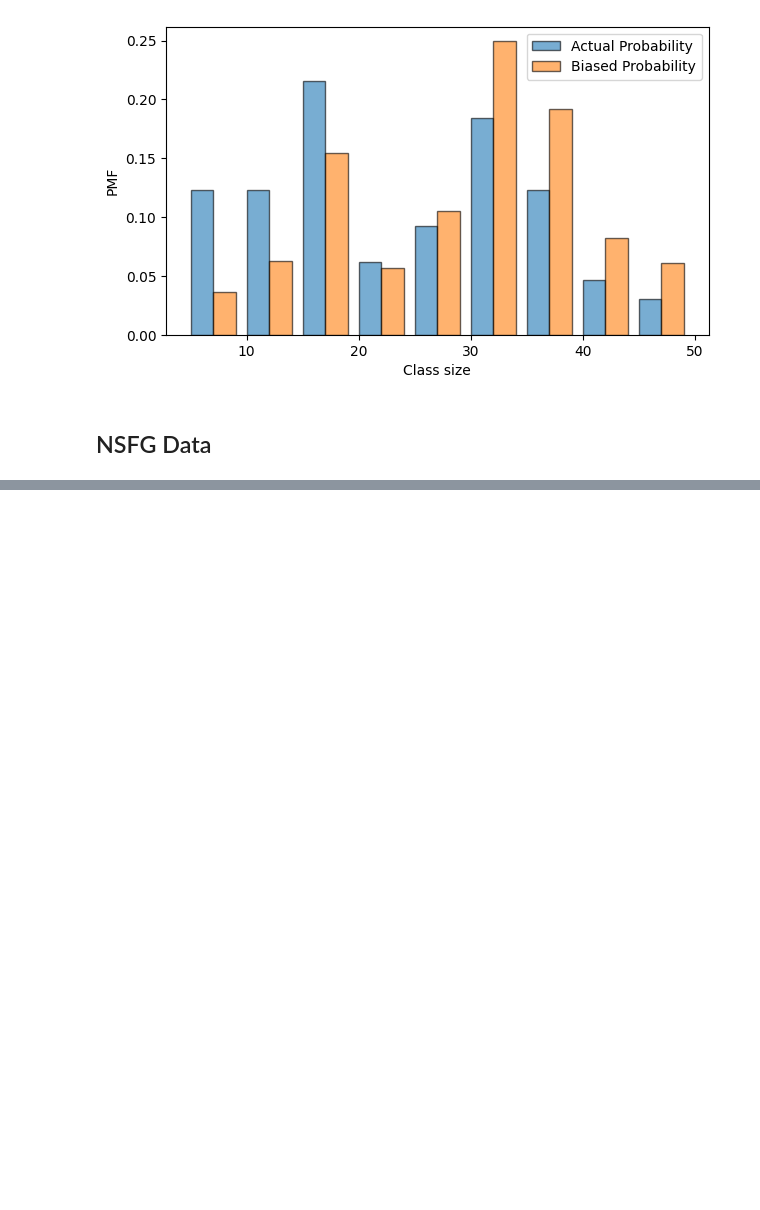
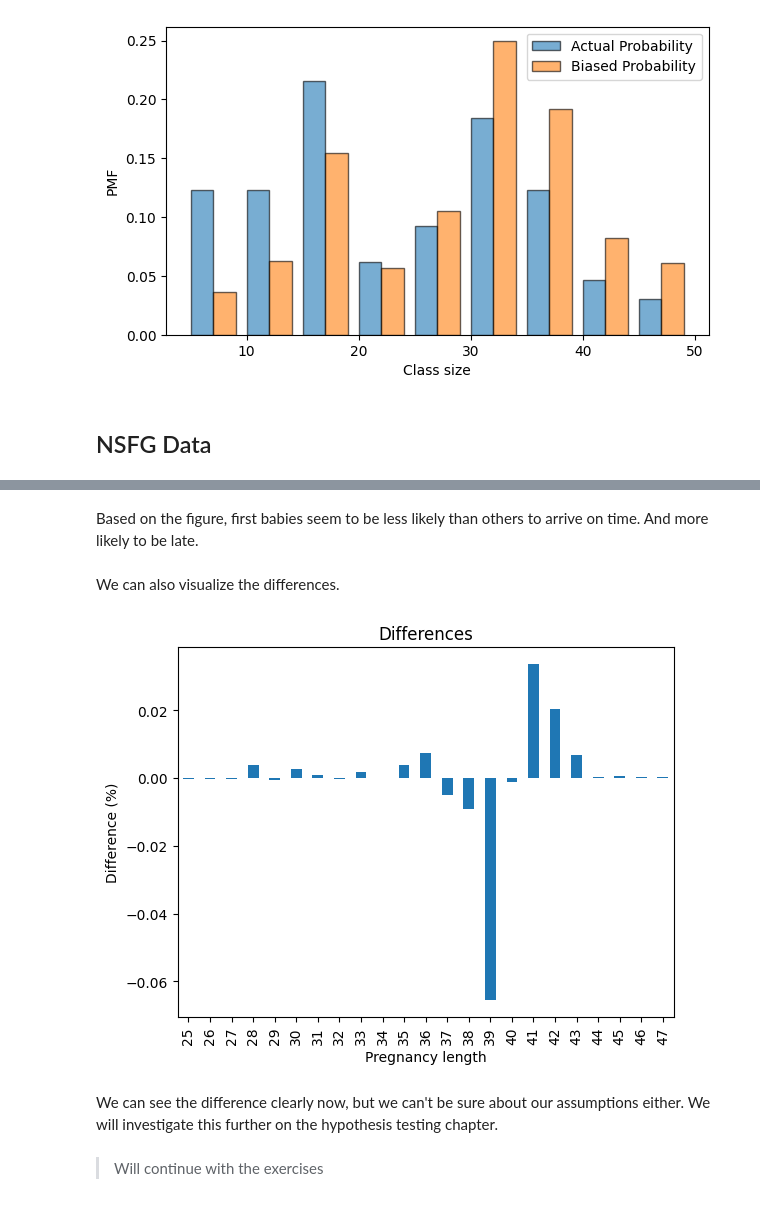
Before and after one commit to dybdeskarphet/statistics, a Jupyter notebook: notes/think_stats/03_pmf.ipynb, the cells around one changed output, grey strips where cells are left out. Cells and saved outputs as stored; diff of their text form; code cells hidden in the pictures; blank space fills up the shorter version.

```diff
--- a/notes/think_stats/03_pmf.ipynb
+++ b/notes/think_stats/03_pmf.ipynb
@@ -103,0 +129,17 @@ plt.show()
+# %% [markdown]
+Based on the figure, first babies seem to be less likely than others to arrive on time. And more likely to be late.
+# %% [markdown]
+We can also visualize the differences.
+# %%
+df_pmf["difference"] = df_pmf["first"] - df_pmf["other"]
+ax = df_pmf["difference"].loc[25:47].plot(kind="bar")
+ax.set_title("Differences")
+ax.set_ylabel("Difference (%)")
+ax.set_xlabel("Pregnancy length")
+plt.show()
+# %% [output]
+[figure, added]
+# %% [markdown]
+We can see the difference clearly now, but we can't be sure about our assumptions either. We will investigate this further on the hypothesis testing chapter.
+# %% [markdown]
+> Will continue with the exercises
```
Also changed, not shown: parts of 8 cells of this notebook.
